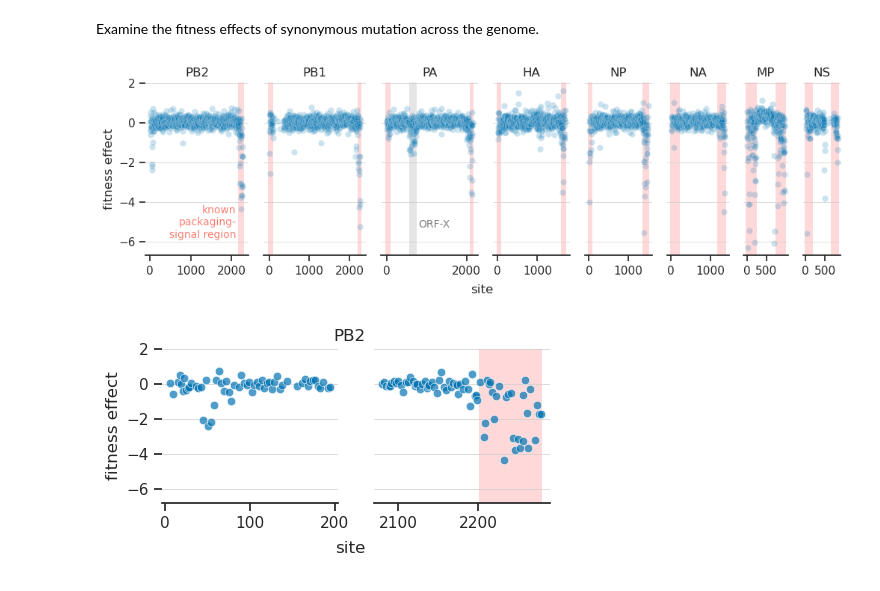
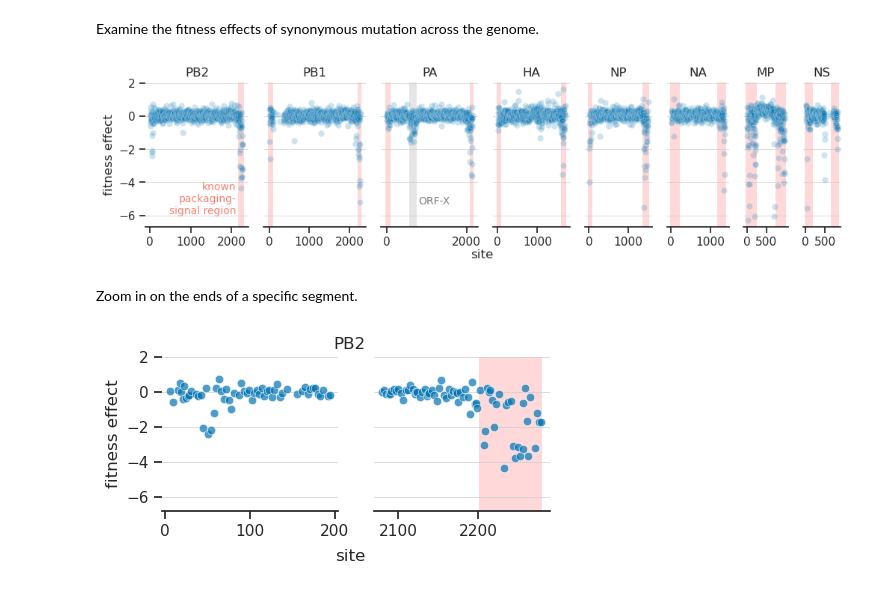
Before and after one commit to matsengrp/flu-mut-rates, a Jupyter notebook: notebooks/analyze_fitness_effects.ipynb, the cells around one changed output. Cells and saved outputs as stored; diff of their text form; code cells hidden in the pictures.

```diff
--- a/notebooks/analyze_fitness_effects.ipynb
+++ b/notebooks/analyze_fitness_effects.ipynb
@@ -175,7 +175,7 @@ width_ratios = [cds_lengths[segment] for segment in segments]
 
 # Plot data
 (fig, axs) = plt.subplots(
-    ncols=len(segments), sharey=True, figsize=[12, 3],
+    ncols=len(segments), sharey=True, figsize=[12, 2.5],
     gridspec_kw={'width_ratios': width_ratios}
 )
 for (i, segment) in enumerate(segments):
@@ -200,35 +200,37 @@ for (i, segment) in enumerate(segments):
         x_start -= buffer
         x_end += buffer
         ax.axvspan(x_start, x_end, alpha=0.15, color='red', zorder=0, lw=0)
 
     # Add PA-X X-ORF annotation for PA subplot
     # Coordinates from CY121122 reference (flu-usher results_260226/PA/all/curated_reference.fasta)
     # PA-X = join(1..570, 572..760); X-ORF (+1 frame) nt 572-760, stop codon TGA at 758-760
     # Reference: Jagger et al. 2012 Science
     if segment == 'PA':
         ax.axvspan(572, 760, alpha=0.2, color='gray', zorder=0, lw=0)
         x_center = (572 + 760) / 2 / cds_len
         ax.text(0.55, 0.21, 'ORF-X', transform=ax.transAxes,
                 ha='center', va='top', fontsize=10, color='gray')
 
     # Annotate leftmost plot with packaging signal legend
     if i == 0:
-        ax.text(0.88, 0.09, 'known\npackaging-\nsignal region', transform=ax.transAxes,
+        ax.text(0.88, 0.07, 'known\npackaging-\nsignal region', transform=ax.transAxes,
                 ha='right', va='bottom', fontsize=10, color='salmon')
 
     ax.grid(axis='y', which='both', lw=0.5)
     ax.set(title=segment, xlabel='')
     if i > 0:
         ax.tick_params(axis='y', which='both', left=False, labelleft=False)
     if segment in ['MP', 'NS']:
         ax.set(xticks=[0, 500])
     sns.despine(left=True, ax=ax)
 
 axs[0].set(ylabel='fitness effect')
 fig.text(0.5, -0.06, 'site', ha='center')
 plt.show()
 # %% [output]
-[figure, old version]
+[figure, new version]
+# %% [markdown]
+Zoom in on the ends of a specific segment.
 # %%
 segment = 'PB2'
 data = syn_data[(syn_data['segment'] == segment)]
```
Also changed, not shown: parts of 1 cell of this notebook.
